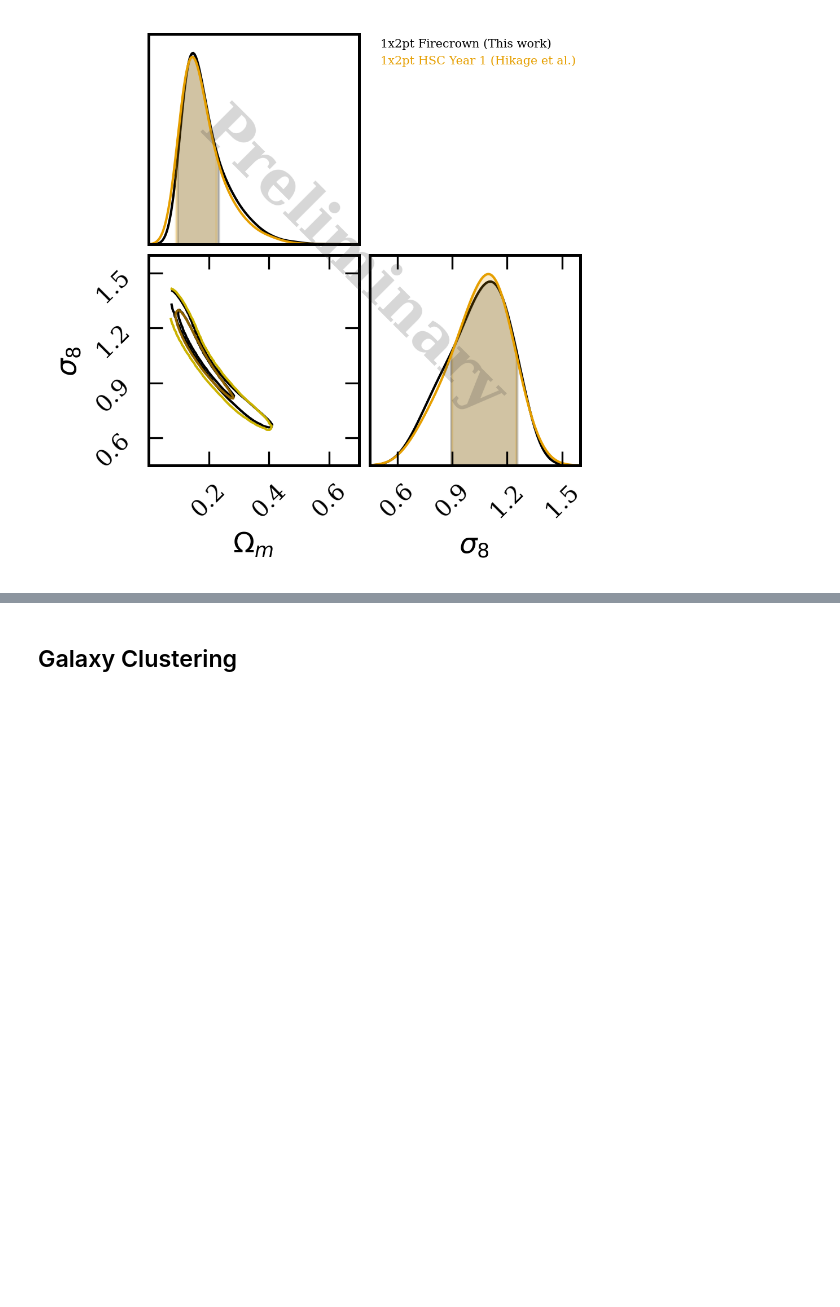
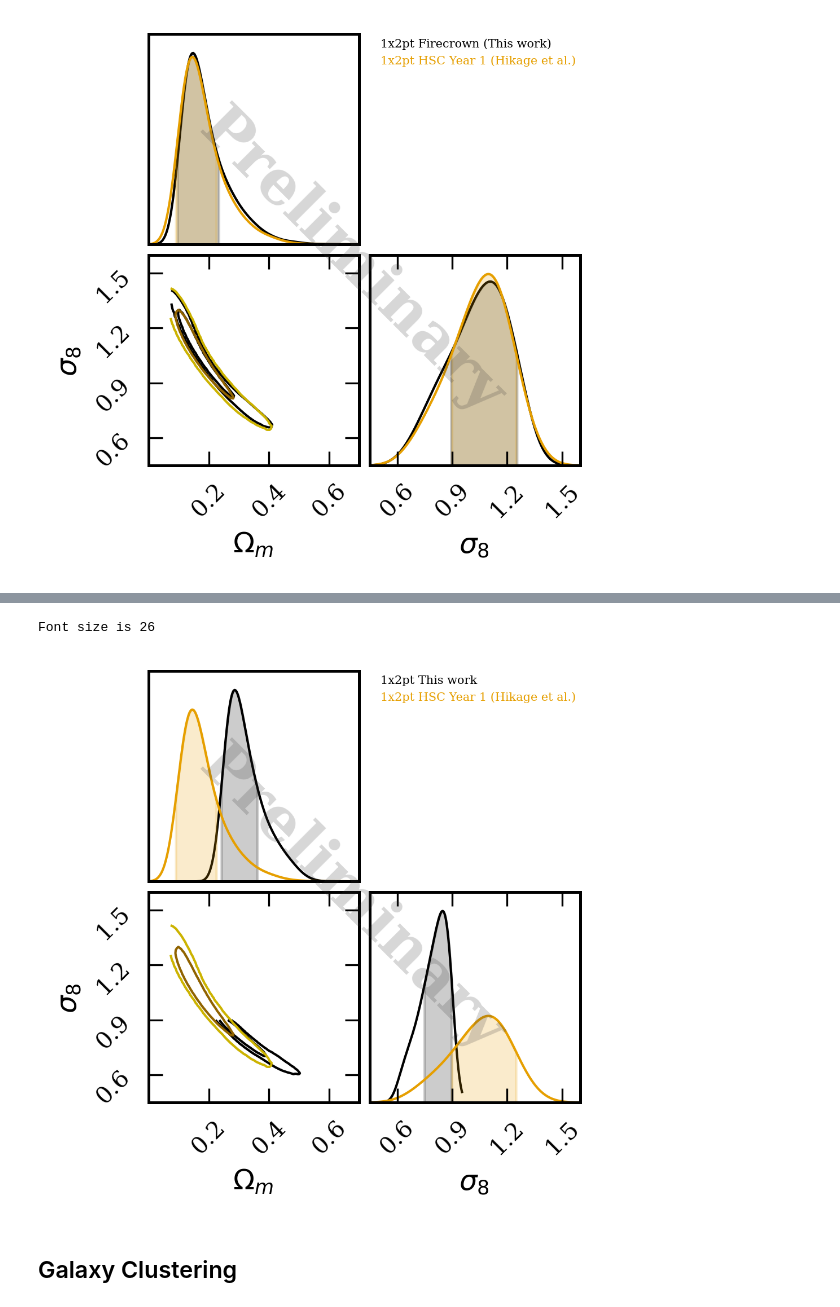
Before and after one commit to davsan06/HSC-PDR1-3x2pt-harmonic-methods, a Jupyter notebook: analysis/NBMCMC.ipynb, the cells around one changed output, grey strips where cells are left out. Cells and saved outputs as stored; diff of their text form; code cells hidden in the pictures; blank space fills up the shorter version.

```diff
--- a/analysis/NBMCMC.ipynb
+++ b/analysis/NBMCMC.ipynb
@@ -50,3 +77,10 @@ Font size is 26
+# %%
+fig = HSCMCMCPlottingUtils.plot_Omegam_sigma8(chain = chain,
+                                              labelpng = 'Shear-ThisWork',
+                                              savepath='/pscratch/sd/d/davidsan/HSC-PDR1-3x2pt-harmonic-methods/figures/triangle-plots/cosmicshear/hikage')
+# %% [output]
+Font size is 26
+[figure, added]
 # %% [markdown]
 ## Galaxy Clustering
 # %% [markdown]
```
Also changed, not shown: parts of 3 cells of this notebook, 1 other file.
